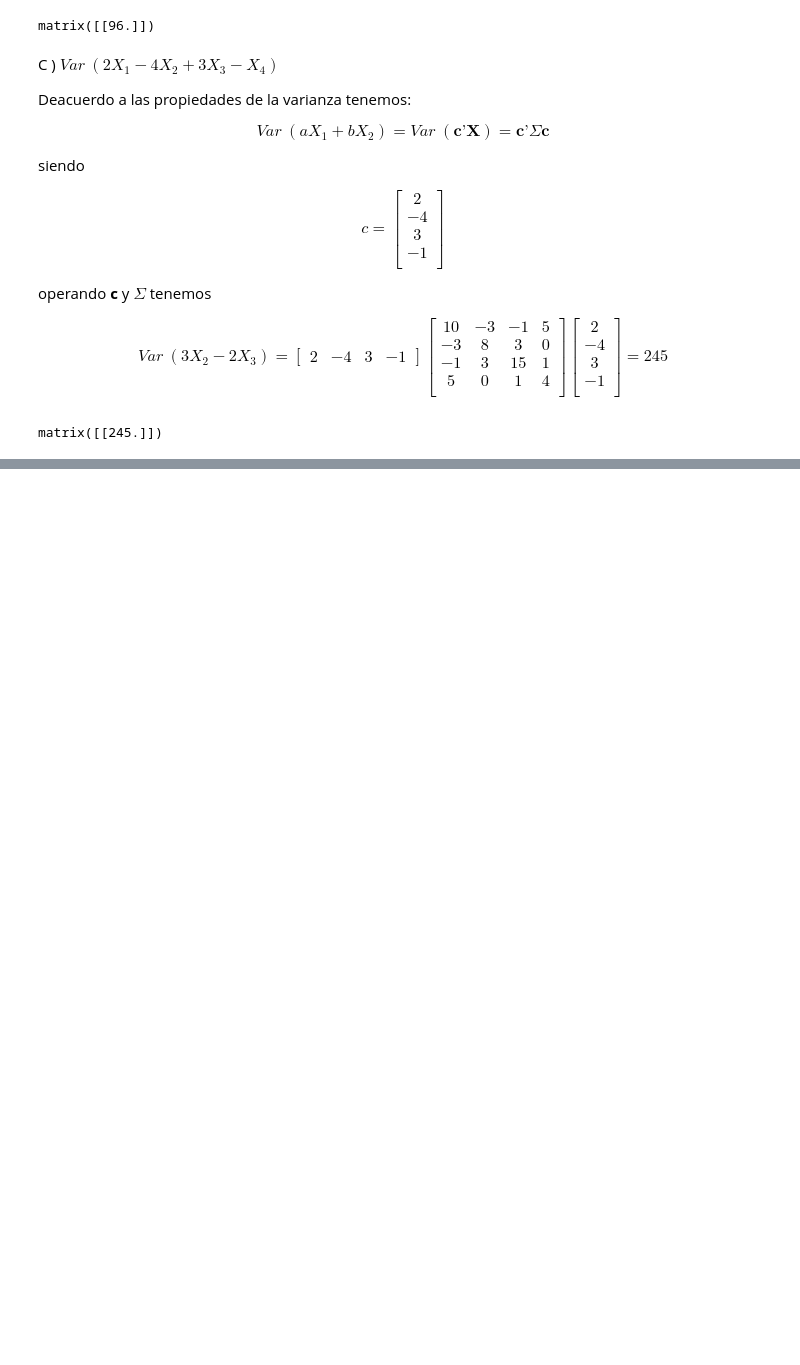
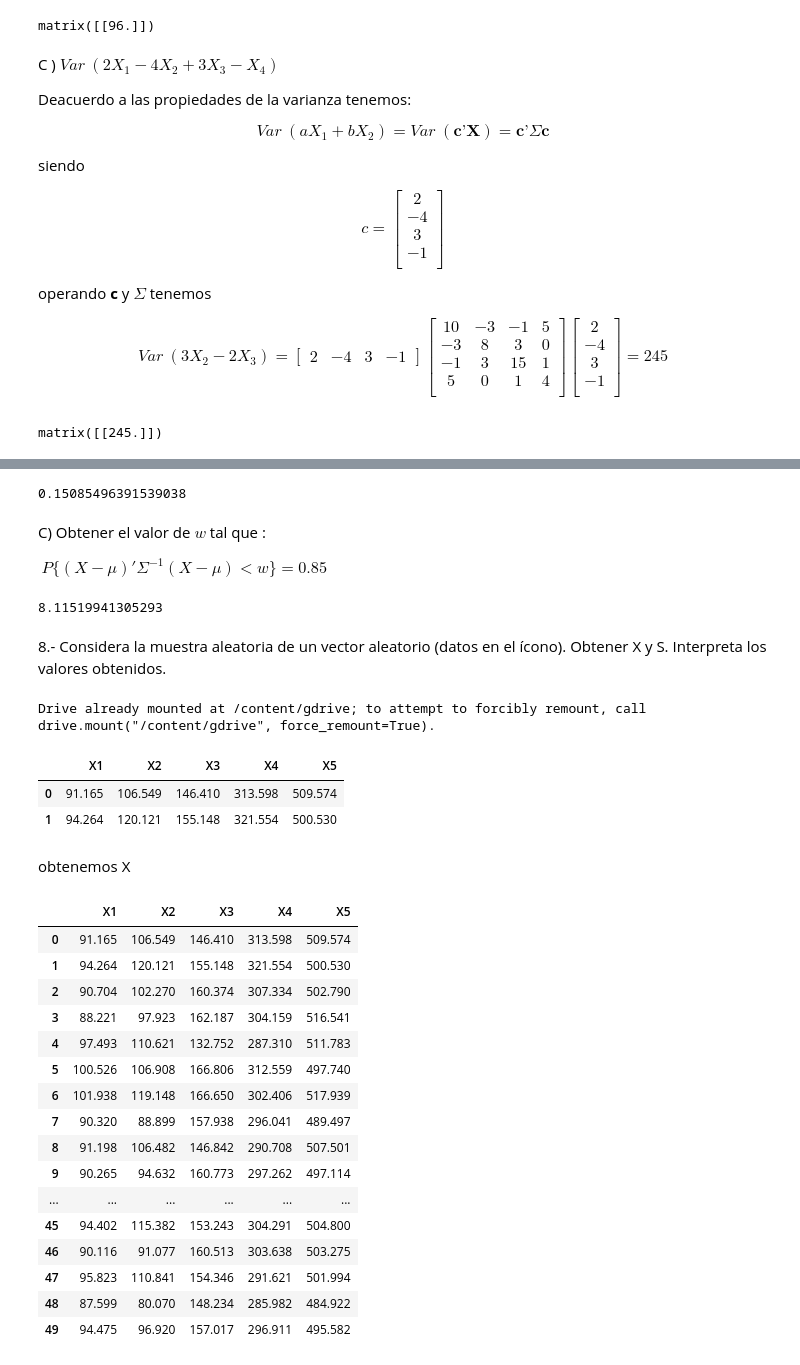
Before and after one commit to aldojda/MultivariateStatistics, a Jupyter notebook: MEM_Tarea_2.ipynb, the cells around one changed output, grey strips where cells are left out. Saved outputs shown, nothing was run; the diff lists cells and outputs as text; code cells hidden in the pictures; blank space fills up the shorter version.

```diff
--- a/MEM_Tarea_2.ipynb
+++ b/MEM_Tarea_2.ipynb
@@ -338,0 +512,53 @@ matrix([[245.]])
+# %%
+chi2.cdf(x = 2,df = 5, loc=0, scale=1)
+# %% [output]
+0.15085496391539038
+# %% [markdown]
+C) Obtener el valor de $w$ tal que :
+
+$~ P\{(X-μ)'Σ^{-1}(X-μ)< w\} = 0.85$
+# %%
+chi2.ppf(q = 0.85 ,df = 5, loc=0, scale=1)
+# %% [output]
+8.11519941305293
+# %% [markdown]
+
+8.- Considera la muestra aleatoria de un vector aleatorio (datos en el ícono).
+Obtener X y S. Interpreta los valores obtenidos.
+# %%
+#importamos google coolab para trabajar con archivos de Drive
+from google.colab import drive
+drive.mount("/content/gdrive")
+# %% [output]
+Drive already mounted at /content/gdrive; to attempt to forcibly remount, call drive.mount("/content/gdrive", force_remount=True).
+# %%
+import pandas as pd
+df = pd.read_csv("gdrive/MyDrive/Maestría Ciencia de Datos/ Métodos Estadísticos Multivariados/datos_tarea2.csv")
+df.head(2)
+# %% [output]
+|  | X1 | X2 | X3 | X4 | X5 |
+| 0 | 91.165 | 106.549 | 146.410 | 313.598 | 509.574 |
+| 1 | 94.264 | 120.121 | 155.148 | 321.554 | 500.530 |
+# %% [markdown]
+obtenemos X
+# %%
+import numpy as np
+df
+# %% [output]
+|  | X1 | X2 | X3 | X4 | X5 |
+| 0 | 91.165 | 106.549 | 146.410 | 313.598 | 509.574 |
+| 1 | 94.264 | 120.121 | 155.148 | 321.554 | 500.530 |
+| 2 | 90.704 | 102.270 | 160.374 | 307.334 | 502.790 |
+| 3 | 88.221 | 97.923 | 162.187 | 304.159 | 516.541 |
+| 4 | 97.493 | 110.621 | 132.752 | 287.310 | 511.783 |
+| 5 | 100.526 | 106.908 | 166.806 | 312.559 | 497.740 |
+| 6 | 101.938 | 119.148 | 166.650 | 302.406 | 517.939 |
+| 7 | 90.320 | 88.899 | 157.938 | 296.041 | 489.497 |
+| 8 | 91.198 | 106.482 | 146.842 | 290.708 | 507.501 |
+| 9 | 90.265 | 94.632 | 160.773 | 297.262 | 497.114 |
+| ... | ... | ... | ... | ... | ... |
+| 45 | 94.402 | 115.382 | 153.243 | 304.291 | 504.800 |
+| 46 | 90.116 | 91.077 | 160.513 | 303.638 | 503.275 |
+| 47 | 95.823 | 110.841 | 154.346 | 291.621 | 501.994 |
+| 48 | 87.599 | 80.070 | 148.234 | 285.982 | 484.922 |
+| 49 | 94.475 | 96.920 | 157.017 | 296.911 | 495.582 |
```
Also changed, not shown: parts of 22 cells of this notebook.
